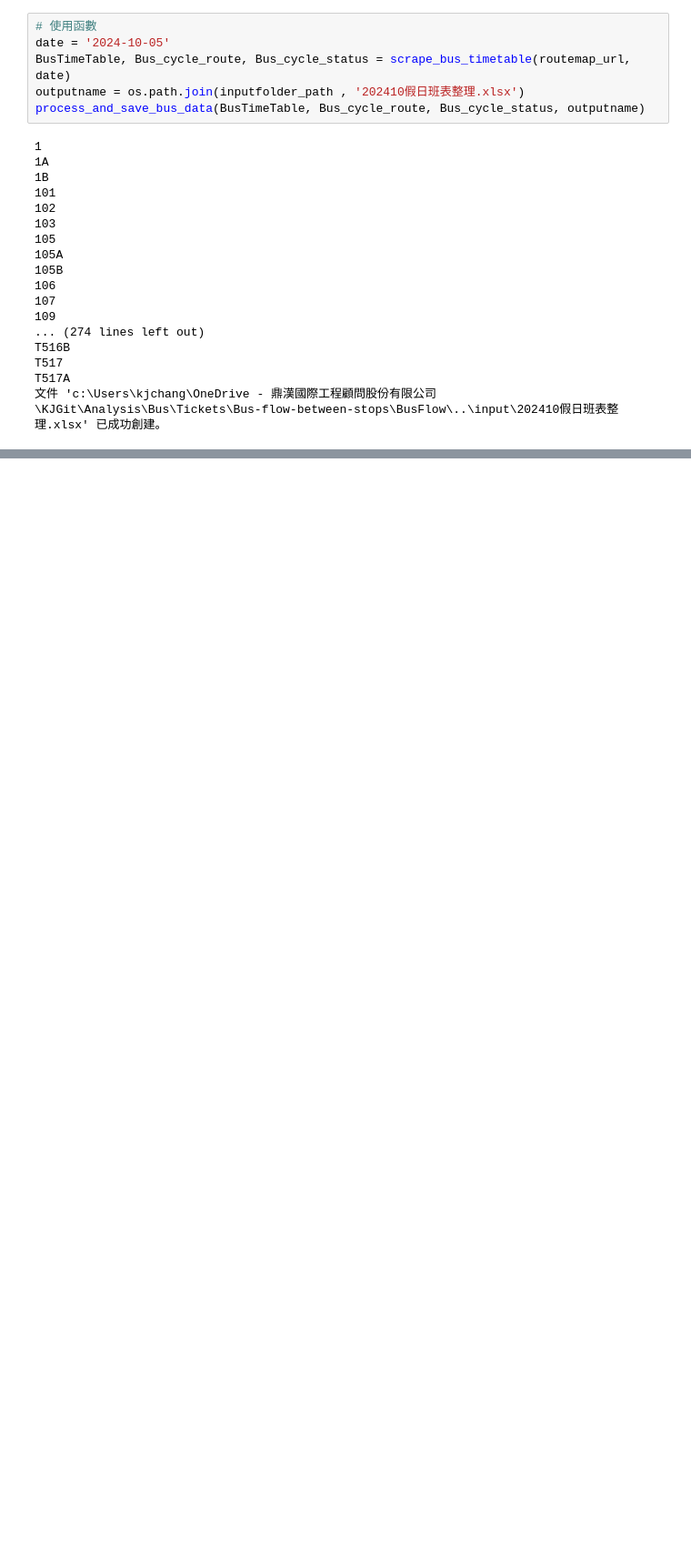
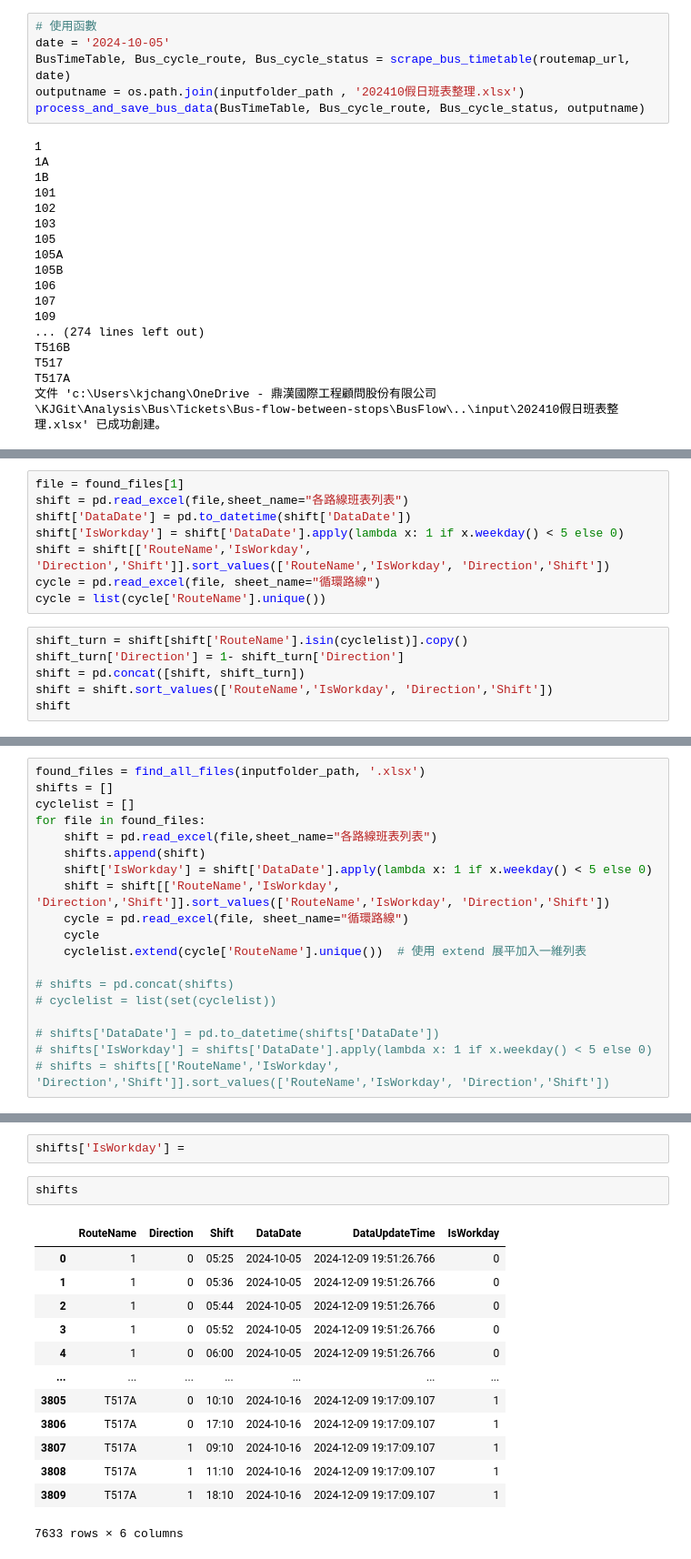
Before and after one commit to KaiChiehKJ/BusFlow, a Jupyter notebook: prepare.ipynb, the cells around one changed output, grey strips where cells are left out. Shown: that part at 91% size. Cells and saved outputs as stored; diff of their text form; blank space fills up the shorter version.

```diff
--- a/prepare.ipynb
+++ b/prepare.ipynb
@@ -329,0 +367,14 @@ T517A
+# %%
+file = found_files[1]
+shift = pd.read_excel(file,sheet_name="各路線班表列表")
+shift['DataDate'] = pd.to_datetime(shift['DataDate'])
+shift['IsWorkday'] = shift['DataDate'].apply(lambda x: 1 if x.weekday() < 5 else 0)
+shift = shift[['RouteName','IsWorkday', 'Direction','Shift']].sort_values(['RouteName','IsWorkday', 'Direction','Shift'])
+cycle = pd.read_excel(file, sheet_name="循環路線")
+cycle = list(cycle['RouteName'].unique())
+# %%
+shift_turn = shift[shift['RouteName'].isin(cyclelist)].copy()
+shift_turn['Direction'] = 1- shift_turn['Direction']
+shift = pd.concat([shift, shift_turn])
+shift = shift.sort_values(['RouteName','IsWorkday', 'Direction','Shift'])
+shift
@@ -329,0 +421,19 @@ T517A
+# %%
+found_files = find_all_files(inputfolder_path, '.xlsx')
+shifts = []
+cyclelist = []
+for file in found_files:
+    shift = pd.read_excel(file,sheet_name="各路線班表列表")
+    shifts.append(shift)
+    shift['IsWorkday'] = shift['DataDate'].apply(lambda x: 1 if x.weekday() < 5 else 0)
+    shift = shift[['RouteName','IsWorkday', 'Direction','Shift']].sort_values(['RouteName','IsWorkday', 'Direction','Shift'])
+    cycle = pd.read_excel(file, sheet_name="循環路線")
+    cycle
+    cyclelist.extend(cycle['RouteName'].unique())  # 使用 extend 展平加入一維列表
+
+# shifts = pd.concat(shifts)
+# cyclelist = list(set(cyclelist))
+
+# shifts['DataDate'] = pd.to_datetime(shifts['DataDate'])
+# shifts['IsWorkday'] = shifts['DataDate'].apply(lambda x: 1 if x.weekday() < 5 else 0)
+# shifts = shifts[['RouteName','IsWorkday', 'Direction','Shift']].sort_values(['RouteName','IsWorkday', 'Direction','Shift'])
@@ -329,0 +449,18 @@ T517A
+# %%
+shifts['IsWorkday'] =
+# %%
+shifts
+# %% [output]
+|  | RouteName | Direction | Shift | DataDate | DataUpdateTime | IsWorkday |
+| 0 | 1 | 0 | 05:25 | 2024-10-05 | 2024-12-09 19:51:26.766 | 0 |
+| 1 | 1 | 0 | 05:36 | 2024-10-05 | 2024-12-09 19:51:26.766 | 0 |
+| 2 | 1 | 0 | 05:44 | 2024-10-05 | 2024-12-09 19:51:26.766 | 0 |
+| 3 | 1 | 0 | 05:52 | 2024-10-05 | 2024-12-09 19:51:26.766 | 0 |
+| 4 | 1 | 0 | 06:00 | 2024-10-05 | 2024-12-09 19:51:26.766 | 0 |
+| ... | ... | ... | ... | ... | ... | ... |
+| 3805 | T517A | 0 | 10:10 | 2024-10-16 | 2024-12-09 19:17:09.107 | 1 |
+| 3806 | T517A | 0 | 17:10 | 2024-10-16 | 2024-12-09 19:17:09.107 | 1 |
+| 3807 | T517A | 1 | 09:10 | 2024-10-16 | 2024-12-09 19:17:09.107 | 1 |
+| 3808 | T517A | 1 | 11:10 | 2024-10-16 | 2024-12-09 19:17:09.107 | 1 |
+| 3809 | T517A | 1 | 18:10 | 2024-10-16 | 2024-12-09 19:17:09.107 | 1 |
+7633 rows × 6 columns
```
Also changed, not shown: parts of 13 cells of this notebook.
